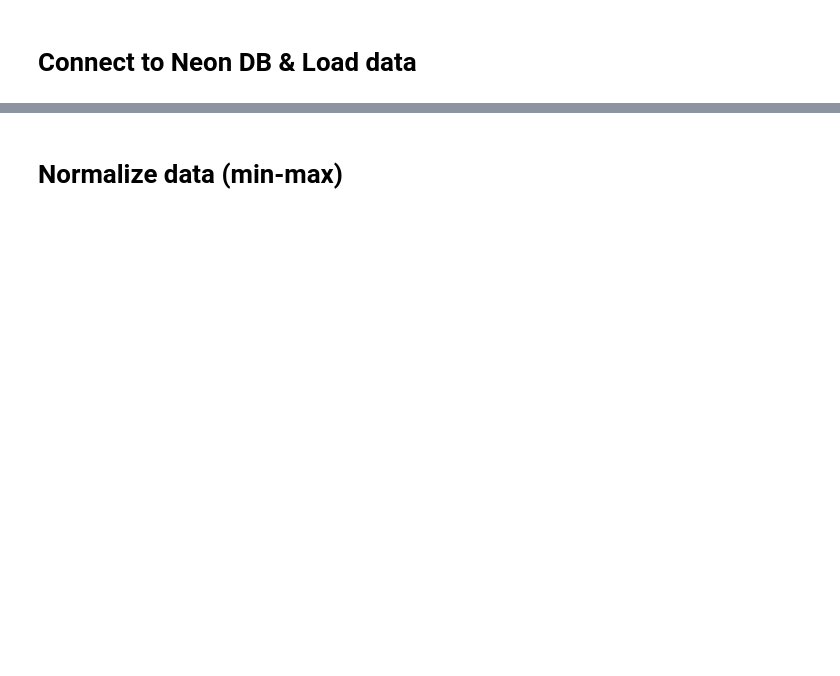
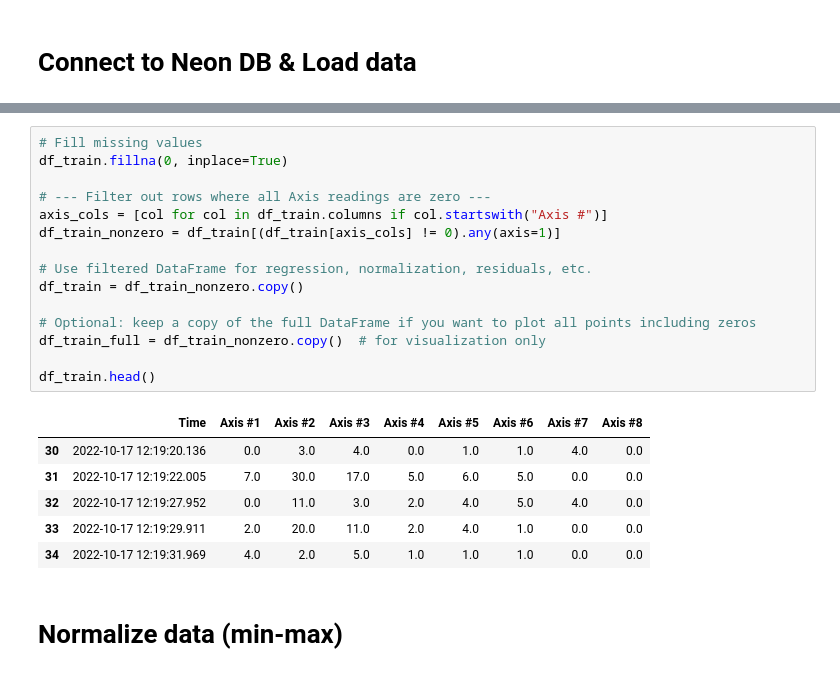
Before and after one commit to JariusBedward-8841640/CSCN8010_Practical_Lab1_ArchitectureVer, a Jupyter notebook: DataStreamPracticalLab,.ipynb, the cells around one changed output, grey strips where cells are left out. Drawn from its saved outputs; the diff is of its cells as text; blank space fills up the shorter version.

```diff
--- a/DataStreamPracticalLab,.ipynb
+++ b/DataStreamPracticalLab,.ipynb
@@ -57,6 +62,28 @@ df_train.head()
 | 2 | 2022-10-17 12:18:27.348 | 0.0 | 0.0 | 0.0 | 0.0 | 0.0 | 0.0 | 0.0 | 0.0 |
 | 3 | 2022-10-17 12:18:29.222 | 0.0 | 0.0 | 0.0 | 0.0 | 0.0 | 0.0 | 0.0 | 0.0 |
 | 4 | 2022-10-17 12:18:31.117 | 0.0 | 0.0 | 0.0 | 0.0 | 0.0 | 0.0 | 0.0 | 0.0 |
+# %%
+# Fill missing values
+df_train.fillna(0, inplace=True)
+
+# --- Filter out rows where all Axis readings are zero ---
+axis_cols = [col for col in df_train.columns if col.startswith("Axis #")]
+df_train_nonzero = df_train[(df_train[axis_cols] != 0).any(axis=1)]
+
+# Use filtered DataFrame for regression, normalization, residuals, etc.
+df_train = df_train_nonzero.copy()
+
+# Optional: keep a copy of the full DataFrame if you want to plot all points including zeros
+df_train_full = df_train_nonzero.copy()  # for visualization only
+
+df_train.head()
+# %% [output]
+|  | Time | Axis #1 | Axis #2 | Axis #3 | Axis #4 | Axis #5 | Axis #6 | Axis #7 | Axis #8 |
+| 30 | 2022-10-17 12:19:20.136 | 0.0 | 3.0 | 4.0 | 0.0 | 1.0 | 1.0 | 4.0 | 0.0 |
+| 31 | 2022-10-17 12:19:22.005 | 7.0 | 30.0 | 17.0 | 5.0 | 6.0 | 5.0 | 0.0 | 0.0 |
+| 32 | 2022-10-17 12:19:27.952 | 0.0 | 11.0 | 3.0 | 2.0 | 4.0 | 5.0 | 4.0 | 0.0 |
+| 33 | 2022-10-17 12:19:29.911 | 2.0 | 20.0 | 11.0 | 2.0 | 4.0 | 1.0 | 0.0 | 0.0 |
+| 34 | 2022-10-17 12:19:31.969 | 4.0 | 2.0 | 5.0 | 1.0 | 1.0 | 1.0 | 0.0 | 0.0 |
 # %% [markdown]
 # Normalize data (min-max)
 # %%
```
Also changed, not shown: parts of 15 cells of this notebook, 2 other files.
